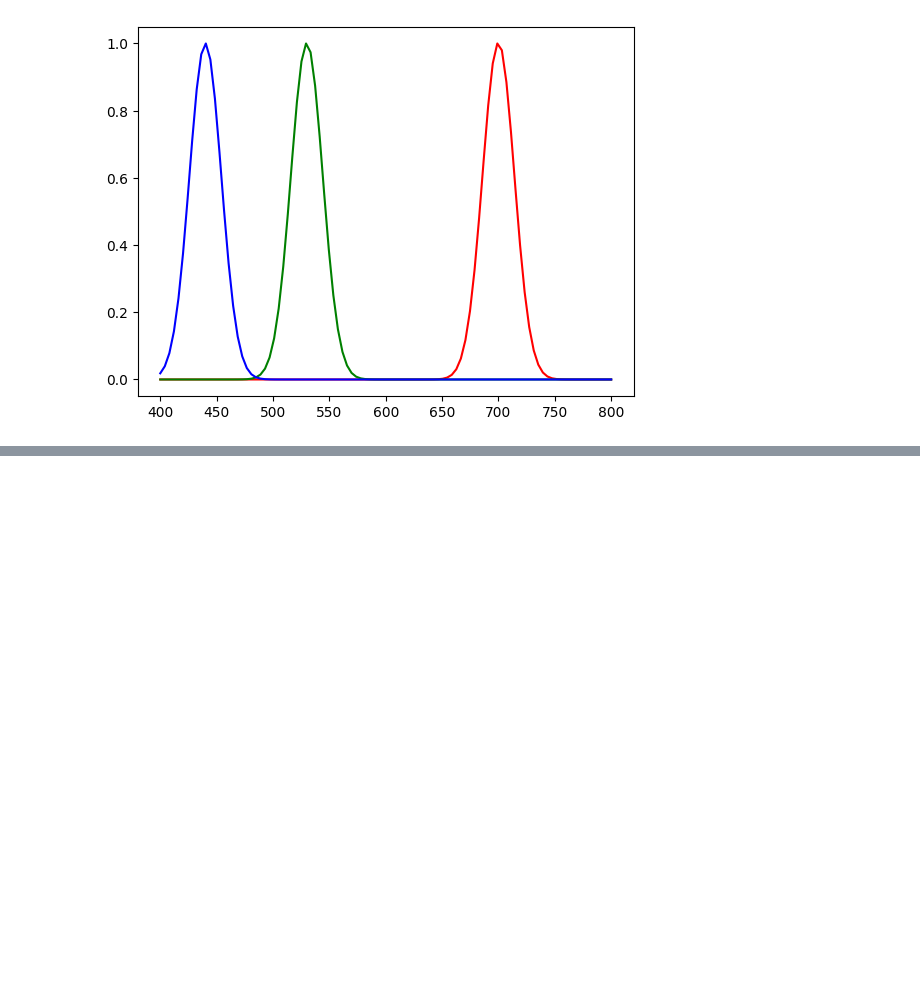
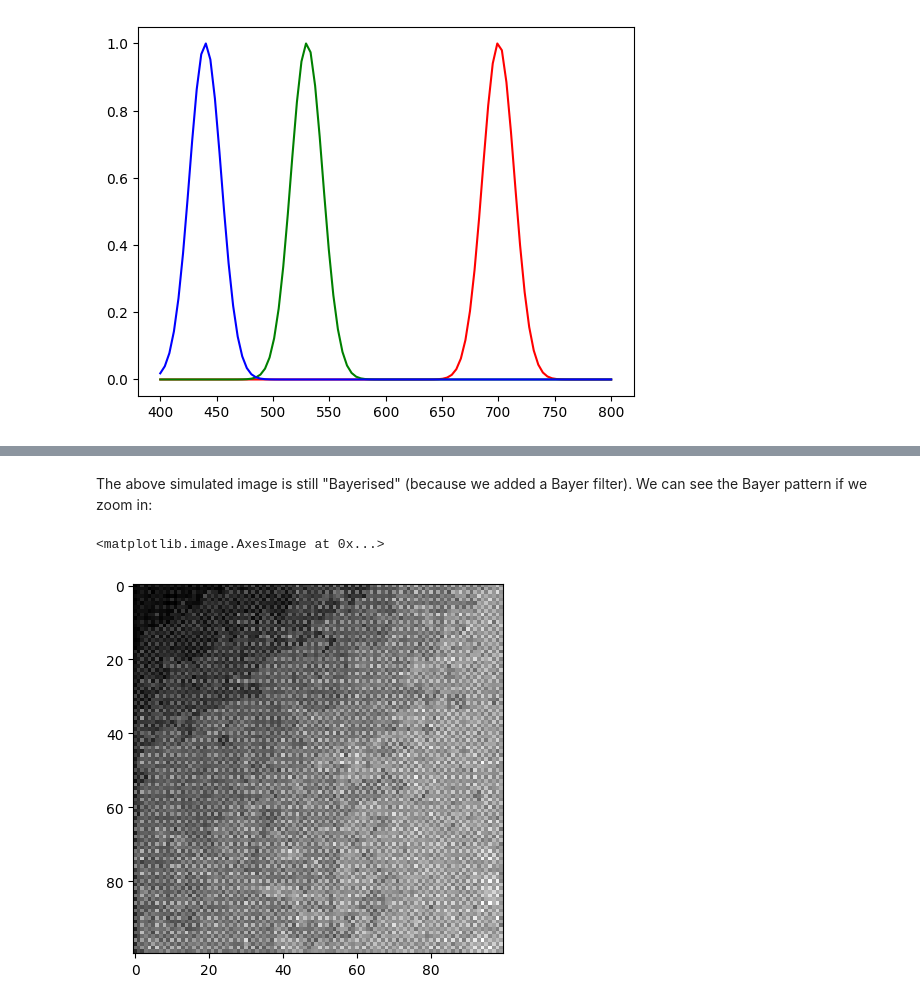
Before and after one commit to pbecerrav/cam_sim, a Jupyter notebook: cam_sim.ipynb, the cells around one changed output, grey strips where cells are left out. Cells and saved outputs as stored; diff of their text form; code cells hidden in the pictures; blank space fills up the shorter version.

```diff
--- a/cam_sim.ipynb
+++ b/cam_sim.ipynb
@@ -309,0 +332,9 @@ plt.plot(dom, qe.qe[1,1], 'r')
+# %% [markdown]
+The above simulated image is still "Bayerised" (because we added a Bayer filter). We can see the Bayer pattern if we zoom in:
+# %%
+# Zoom in
+
+plt.imshow(cap[:100,:100],cmap = 'gray')
+# %% [output]
+<matplotlib.image.AxesImage at 0x...>
+[figure, added]
```
Also changed, not shown: parts of 30 cells of this notebook, 1 other file.
